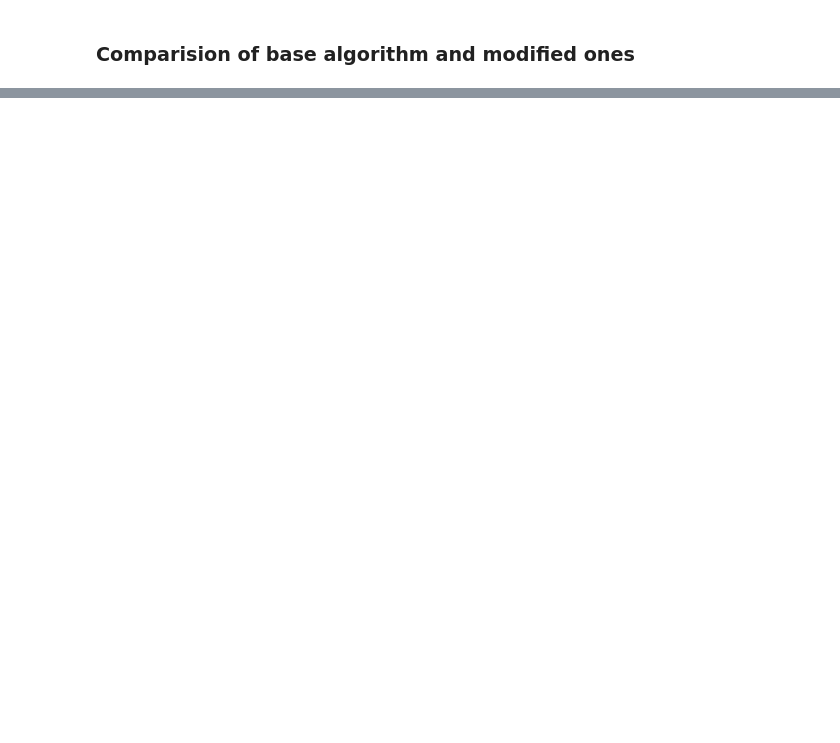
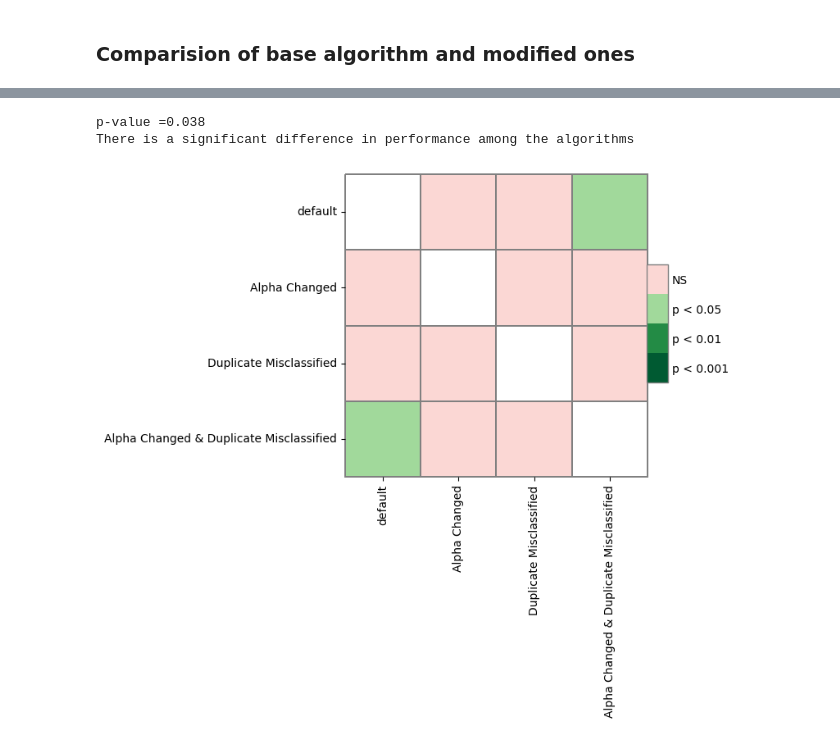
Before and after one commit to barbara-san/AdaBoost-Modifications-and-Performance-Analysis, a Jupyter notebook: Project.ipynb, the cells around one changed output, grey strips where cells are left out. Saved outputs shown, nothing was run; the diff lists cells and outputs as text; code cells hidden in the pictures; blank space fills up the shorter version.

```diff
--- a/Project.ipynb
+++ b/Project.ipynb
@@ -327,0 +336,3 @@ for ds_id, ds in datasets:
+# %%
+table = run_cv_per_dataset(datasets, models)
+table
@@ -327,0 +361,28 @@ for ds_id, ds in datasets:
+# %%
+def multiple_comp(estimates_df,alpha=0.05):
+    fvalue, pvalue = ss.friedmanchisquare(*[estimates_df[alg] for alg in estimates_df])
+    print(f'p-value ={pvalue:.3f}')
+    if pvalue >= alpha:
+        print(f'There is no significant difference in performance among the algorithms')
+        return None
+
+    print(f'There is a significant difference in performance among the algorithms')
+    pairedcomp = sp.posthoc_nemenyi_friedman(estimates_df)
+    return(pairedcomp)
+# %%
+paired_comparision = multiple_comp(table)
+# %% [output]
+p-value =0.038
+There is a significant difference in performance among the algorithms
+# %%
+def plot_multiple_comp(pairedcomp):
+    # Generate a custom diverging colormap
+    # cmap = sns.diverging_palette(230, 20, as_cmap=True)
+    heatmap_args = {'linewidths': 0.25, 'linecolor': '0.5',\
+    'clip_on': False, 'square': True, \
+    'cbar_ax_bbox': [0.80, 0.35, 0.04, 0.3]}
+    sp.sign_plot(pairedcomp,**heatmap_args)
+# %%
+plot_multiple_comp(paired_comparision)
+# %% [output]
+[figure, added]
```
Also changed, not shown: parts of 12 cells of this notebook.
